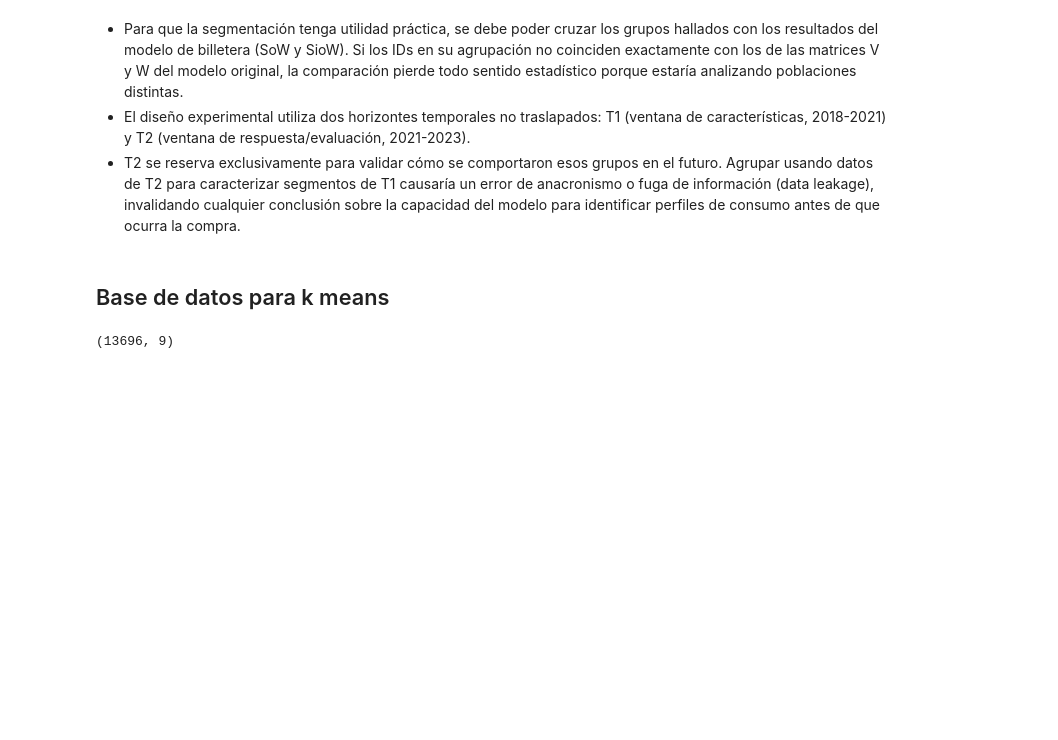
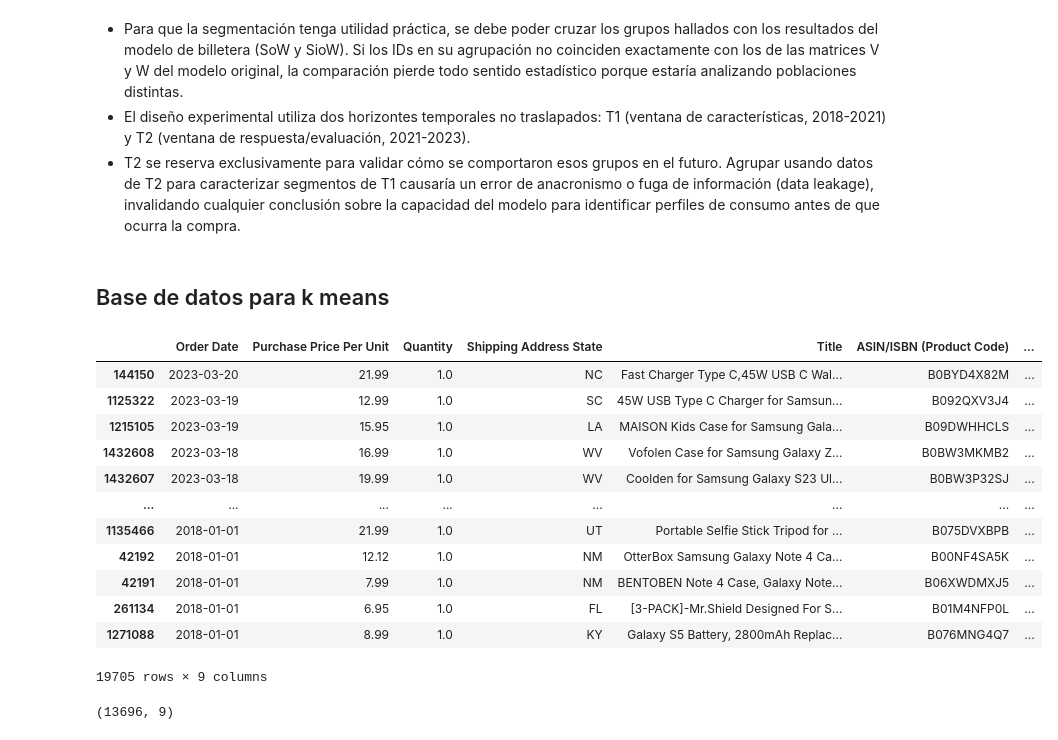
Before and after one commit to Th-msc-data-2026-ujav/Segmentacion-de-clientes-Samsung-SioW-SoW-y-Pow, a Jupyter notebook: segmentacion de clientes/segmentacion_clientes.ipynb, the cells around one changed output. Saved outputs shown, nothing was run; the diff lists cells and outputs as text; code cells hidden in the pictures; blank space fills up the shorter version.

Commit message:
Correccion orden dataframe completo

```diff
--- a/segmentacion de clientes/segmentacion_clientes.ipynb
+++ b/segmentacion de clientes/segmentacion_clientes.ipynb
@@ -620,6 +620,22 @@ for col in ["Purchase Price Per Unit", "Quantity"]:
 # %%
 # Se crea columna amount como gasto total para crear el rfm
 purchases_samsung["amount"] = purchases_samsung["Purchase Price Per Unit"] * purchases_samsung["Quantity"]
+# %%
+purchases_samsung.sort_values("Order Date", ascending=False)
+# %% [output]
+|  | Order Date | Purchase Price Per Unit | Quantity | Shipping Address State | Title | ASIN/ISBN (Product Code) | ... |
+| 144150 | 2023-03-20 | 21.99 | 1.0 | NC | Fast Charger Type C,45W USB C Wal... | B0BYD4X82M | ... |
+| 1125322 | 2023-03-19 | 12.99 | 1.0 | SC | 45W USB Type C Charger for Samsun... | B092QXV3J4 | ... |
+| 1215105 | 2023-03-19 | 15.95 | 1.0 | LA | MAISON Kids Case for Samsung Gala... | B09DWHHCLS | ... |
+| 1432608 | 2023-03-18 | 16.99 | 1.0 | WV | Vofolen Case for Samsung Galaxy Z... | B0BW3MKMB2 | ... |
+| 1432607 | 2023-03-18 | 19.99 | 1.0 | WV | Coolden for Samsung Galaxy S23 Ul... | B0BW3P32SJ | ... |
+| ... | ... | ... | ... | ... | ... | ... | ... |
+| 1135466 | 2018-01-01 | 21.99 | 1.0 | UT | Portable Selfie Stick Tripod for ... | B075DVXBPB | ... |
+| 42192 | 2018-01-01 | 12.12 | 1.0 | NM | OtterBox Samsung Galaxy Note 4 Ca... | B00NF4SA5K | ... |
+| 42191 | 2018-01-01 | 7.99 | 1.0 | NM | BENTOBEN Note 4 Case, Galaxy Note... | B06XWDMXJ5 | ... |
+| 261134 | 2018-01-01 | 6.95 | 1.0 | FL | [3-PACK]-Mr.Shield Designed For S... | B01M4NFP0L | ... |
+| 1271088 | 2018-01-01 | 8.99 | 1.0 | KY | Galaxy S5 Battery, 2800mAh Replac... | B076MNG4Q7 | ... |
+19705 rows × 9 columns
 # %%
 # Filtrar primero la ventana T1
 T1_START = pd.to_datetime("2018-01-01")
```
Also changed, not shown: parts of 3 cells of this notebook, 1 other file.
